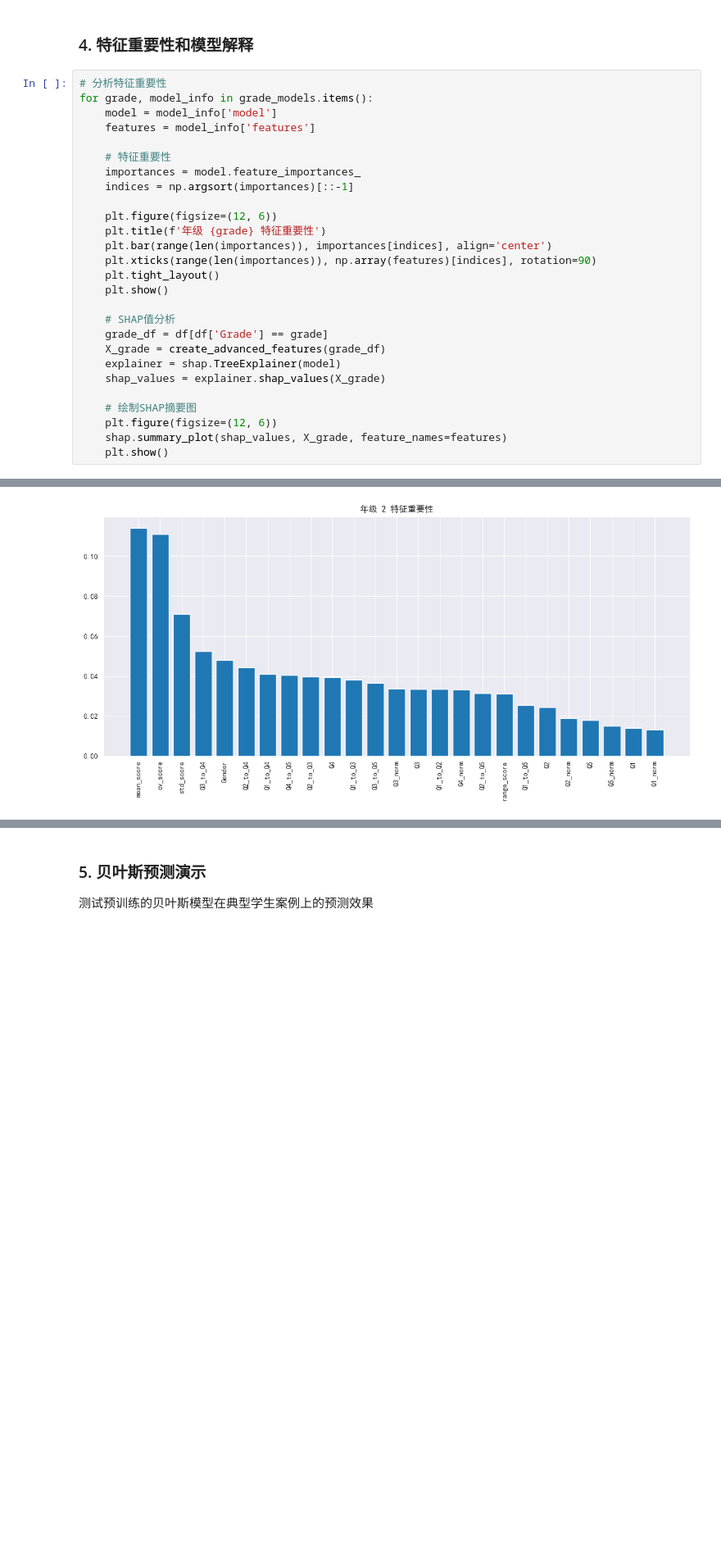
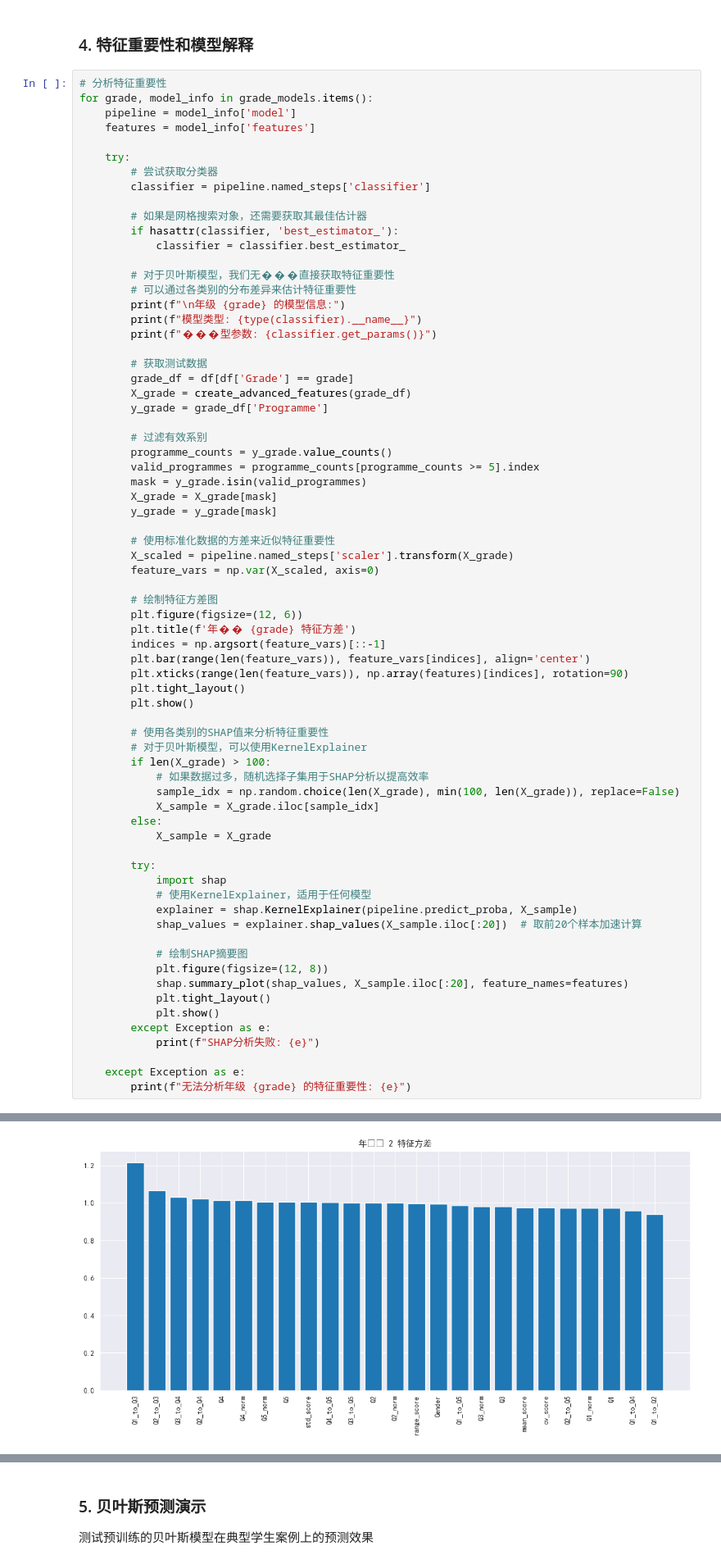
Before and after one commit to WedgeP/INT104CW1, a Jupyter notebook: 基于贝叶斯的概率模型预测.ipynb, the cells around one changed output, grey strips where cells are left out. Shown: that part at 82% size. Cells and saved outputs as stored; diff of their text form; blank space fills up the shorter version.

```diff
--- a/基于贝叶斯的概率模型预测.ipynb
+++ b/基于贝叶斯的概率模型预测.ipynb
@@ -793,28 +1001,71 @@ weighted avg       0.93      0.92      0.92       132
 # %%
 # 分析特征重要性
 for grade, model_info in grade_models.items():
-    model = model_info['model']
+    pipeline = model_info['model']
     features = model_info['features']
 
-    # 特征重要性
-    importances = model.feature_importances_
-    indices = np.argsort(importances)[::-1]
+    try:
+        # 尝试获取分类器
+        classifier = pipeline.named_steps['classifier']
 
-    plt.figure(figsize=(12, 6))
-    plt.title(f'年级 {grade} 特征重要性')
-    plt.bar(range(len(importances)), importances[indices], align='center')
-    plt.xticks(range(len(importances)), np.array(features)[indices], rotation=90)
-    plt.tight_layout()
-    plt.show()
+        # 如果是网格搜索对象，还需要获取其最佳估计器
+        if hasattr(classifier, 'best_estimator_'):
+            classifier = classifier.best_estimator_
 
-    # SHAP值分析
-    grade_df = df[df['Grade'] == grade]
-    X_grade = create_advanced_features(grade_df)
-    explainer = shap.TreeExplainer(model)
-    shap_values = explainer.shap_values(X_grade)
+        # 对于贝叶斯模型，我们无���直接获取特征重要性
+        # 可以通过各类别的分布差异来估计特征重要性
+        print(f"\n年级 {grade} 的模型信息:")
+        print(f"模型类型: {type(classifier).__name__}")
+        print(f"���型参数: {classifier.get_params()}")
 
-    # 绘制SHAP摘要图
-    plt.figure(figsize=(12, 6))
-    shap.summary_plot(shap_values, X_grade, feature_names=features)
-    plt.show()
+        # 获取测试数据
+        grade_df = df[df['Grade'] == grade]
+        X_grade = create_advanced_features(grade_df)
+        y_grade = grade_df['Programme']
+
+        # 过滤有效系别
+        programme_counts = y_grade.value_counts()
+        valid_programmes = programme_counts[programme_counts >= 5].index
+        mask = y_grade.isin(valid_programmes)
+        X_grade = X_grade[mask]
+        y_grade = y_grade[mask]
+
+        # 使用标准化数据的方差来近似特征重要性
+        X_scaled = pipeline.named_steps['scaler'].transform(X_grade)
+        feature_vars = np.var(X_scaled, axis=0)
+
+        # 绘制特征方差图
+        plt.figure(figsize=(12, 6))
+        plt.title(f'年�� {grade} 特征方差')
+        indices = np.argsort(feature_vars)[::-1]
+        plt.bar(range(len(feature_vars)), feature_vars[indices], align='center')
+        plt.xticks(range(len(feature_vars)), np.array(features)[indices], rotation=90)
+        plt.tight_layout()
+        plt.show()
+
+        # 使用各类别的SHAP值来分析特征重要性
+        # 对于贝叶斯模型，可以使用KernelExplainer
+        if len(X_grade) > 100:
+            # 如果数据过多，随机选择子集用于SHAP分析以提高效率
+            sample_idx = np.random.choice(len(X_grade), min(100, len(X_grade)), replace=False)
+            X_sample = X_grade.iloc[sample_idx]
+        else:
+            X_sample = X_grade
+
+        try:
+            import shap
+            # 使用KernelExplainer，适用于任何模型
+            explainer = shap.KernelExplainer(pipeline.predict_proba, X_sample)
+            shap_values = explainer.shap_values(X_sample.iloc[:20])  # 取前20个样本加速计算
+
+            # 绘制SHAP摘要图
+            plt.figure(figsize=(12, 8))
+            shap.summary_plot(shap_values, X_sample.iloc[:20], feature_names=features)
+            plt.tight_layout()
+            plt.show()
+        except Exception as e:
+            print(f"SHAP分析失败: {e}")
+
+    except Exception as e:
+        print(f"无法分析年级 {grade} 的特征重要性: {e}")
 # %% [output]
@@ -821 +1075 @@ for grade, model_info in grade_models.items():
-[figure, old version]
+[figure, new version]
```
Also changed, not shown: parts of 5 cells of this notebook, 1 other file.
